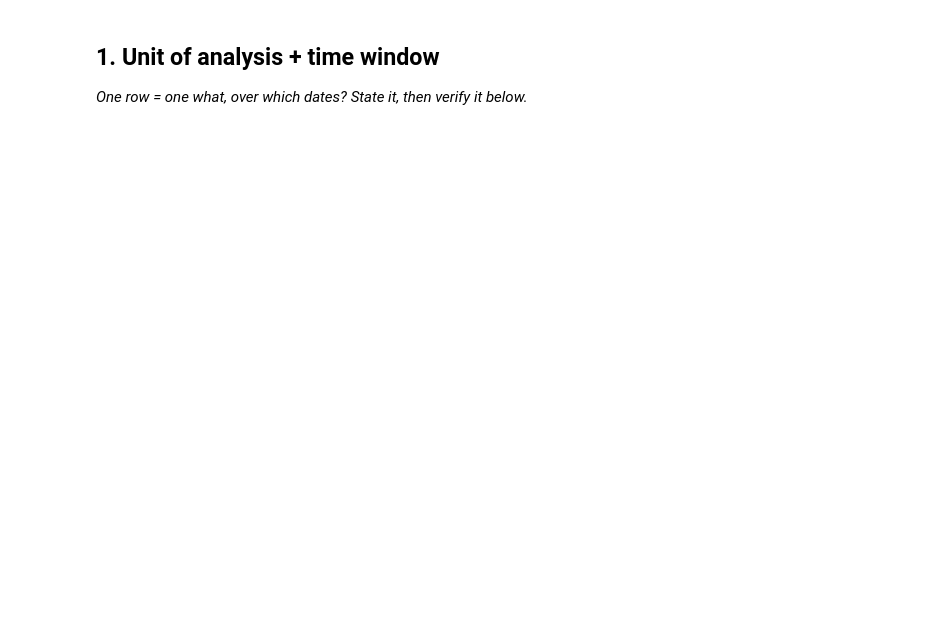
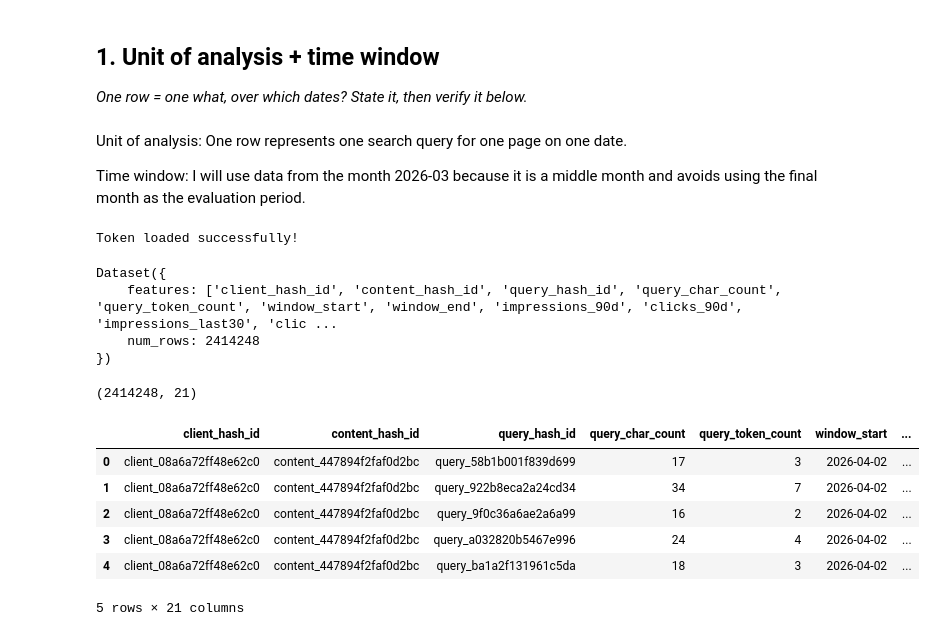
Before and after one commit to alsa-mirza/flyrank-ml-internship, a Jupyter notebook: work/notebooks/w03_data_contract.ipynb, the cells around one changed output. Drawn from its saved outputs; the diff is of its cells as text; code cells hidden in the pictures; blank space fills up the shorter version.

Commit message:
Completed W03 Data Contract Assignment

```diff
--- a/work/notebooks/w03_data_contract.ipynb
+++ b/work/notebooks/w03_data_contract.ipynb
@@ -10,3 +10,13 @@ This skeleton is yours to fill. Work the sections **in order** — each one has
 ## 1. Unit of analysis + time window
 
 *One row = one what, over which dates? State it, then verify it below.*
+# %% [markdown]
+Unit of analysis: One row represents one search query for one page on one date.
+
+Time window: I will use data from the month 2026-03 because it is a middle month and avoids using the final month as the evaluation period.
+# %%
+from google.colab import userdata
+HF_TOKEN = userdata.get("HF_TOKEN")
+print("Token loaded successfully!" if HF_TOKEN else "Token not found!")
+# %% [output]
+Token loaded successfully!
@@ -12,0 +25,29 @@ This skeleton is yours to fill. Work the sections **in order** — each one has
+# %%
+from datasets import load_dataset
+
+dataset = load_dataset(
+    "FlyRank/internship-warehouse",
+    "fact_content_query_90d",
+    split="train",
+    token=HF_TOKEN
+)
+print(dataset)
+# %% [output]
+Dataset({
+    features: ['client_hash_id', 'content_hash_id', 'query_hash_id', 'query_char_count', 'query_token_count', 'window_start', 'window_end', 'impressions_90d', 'clicks_90d', 'impressions_last30', 'clic ...
+    num_rows: 2414248
+})
+# %%
+df = dataset.to_pandas()
+
+print(df.shape)
+df.head()
+# %% [output]
+(2414248, 21)
+|  | client_hash_id | content_hash_id | query_hash_id | query_char_count | query_token_count | window_start | ... |
+| 0 | client_08a6a72ff48e62c0 | content_447894f2faf0d2bc | query_58b1b001f839d699 | 17 | 3 | 2026-04-02 | ... |
+| 1 | client_08a6a72ff48e62c0 | content_447894f2faf0d2bc | query_922b8eca2a24cd34 | 34 | 7 | 2026-04-02 | ... |
+| 2 | client_08a6a72ff48e62c0 | content_447894f2faf0d2bc | query_9f0c36a6ae2a6a99 | 16 | 2 | 2026-04-02 | ... |
+| 3 | client_08a6a72ff48e62c0 | content_447894f2faf0d2bc | query_a032820b5467e996 | 24 | 4 | 2026-04-02 | ... |
+| 4 | client_08a6a72ff48e62c0 | content_447894f2faf0d2bc | query_ba1a2f131961c5da | 18 | 3 | 2026-04-02 | ... |
+5 rows × 21 columns
```
Also changed, not shown: parts of 14 cells of this notebook.
